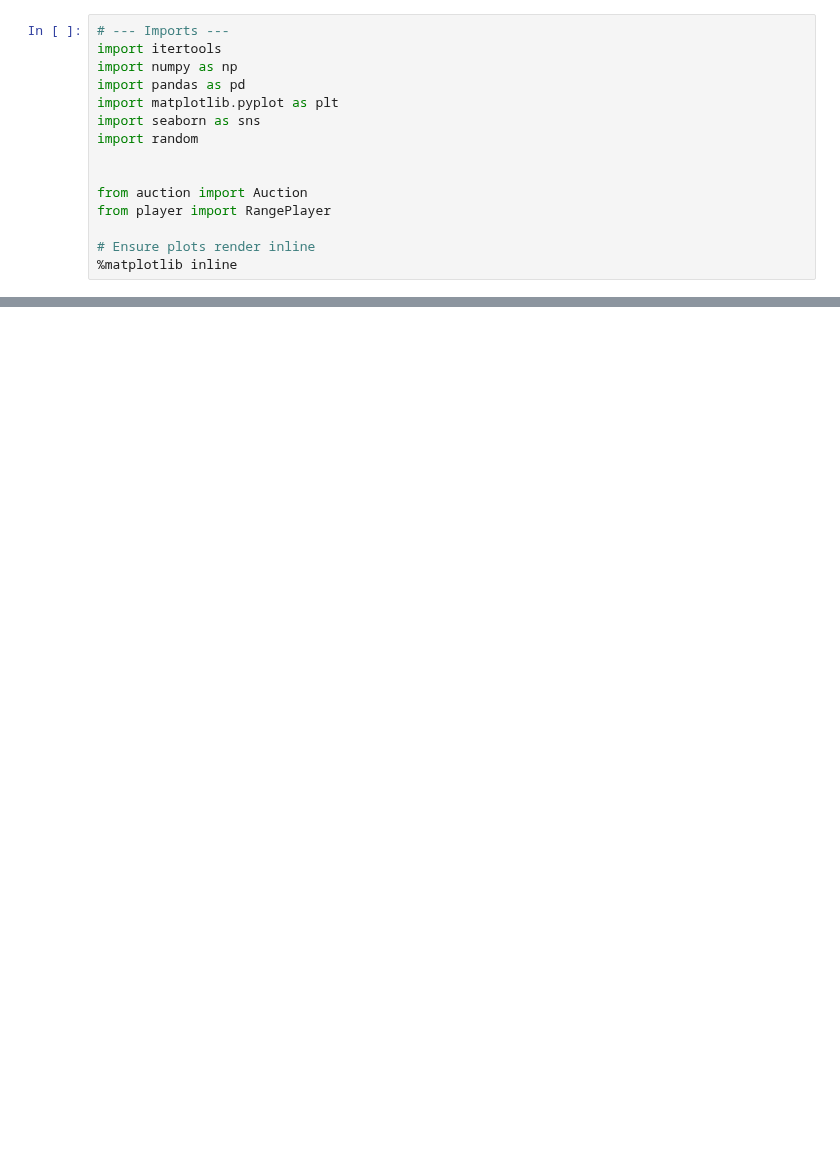
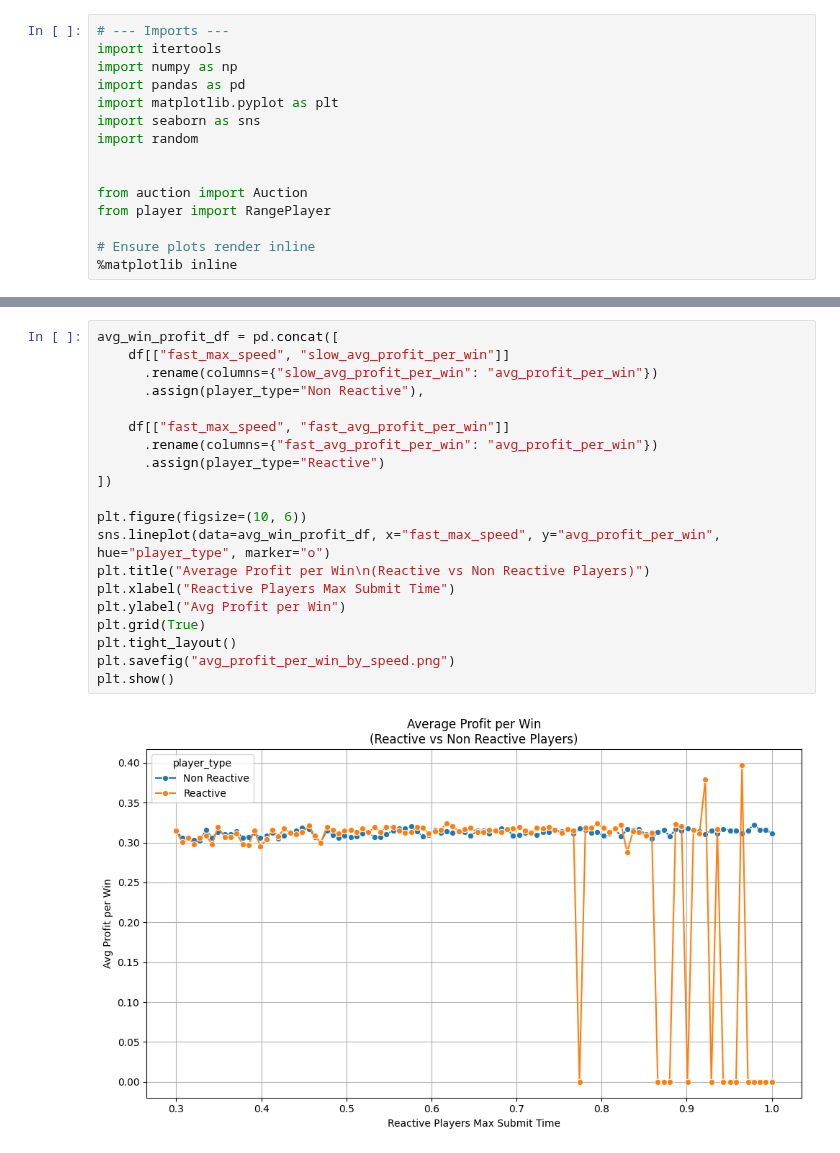
Before and after one commit to krzhang/camcos, a Jupyter notebook: simulations/builder_auctions/grid_strategy_speeds.ipynb, the cells around one changed output, grey strips where cells are left out. Drawn from its saved outputs; the diff is of its cells as text; blank space fills up the shorter version.

```diff
--- a/simulations/builder_auctions/grid_strategy_speeds.ipynb
+++ b/simulations/builder_auctions/grid_strategy_speeds.ipynb
@@ -172,0 +199,22 @@ plt.show()
+# %%
+avg_win_profit_df = pd.concat([
+    df[["fast_max_speed", "slow_avg_profit_per_win"]]
+      .rename(columns={"slow_avg_profit_per_win": "avg_profit_per_win"})
+      .assign(player_type="Non Reactive"),
+
+    df[["fast_max_speed", "fast_avg_profit_per_win"]]
+      .rename(columns={"fast_avg_profit_per_win": "avg_profit_per_win"})
+      .assign(player_type="Reactive")
+])
+
+plt.figure(figsize=(10, 6))
+sns.lineplot(data=avg_win_profit_df, x="fast_max_speed", y="avg_profit_per_win", hue="player_type", marker="o")
+plt.title("Average Profit per Win\n(Reactive vs Non Reactive Players)")
+plt.xlabel("Reactive Players Max Submit Time")
+plt.ylabel("Avg Profit per Win")
+plt.grid(True)
+plt.tight_layout()
+plt.savefig("avg_profit_per_win_by_speed.png")
+plt.show()
+# %% [output]
+[figure, added]
```
Also changed, not shown: parts of 6 cells of this notebook.
